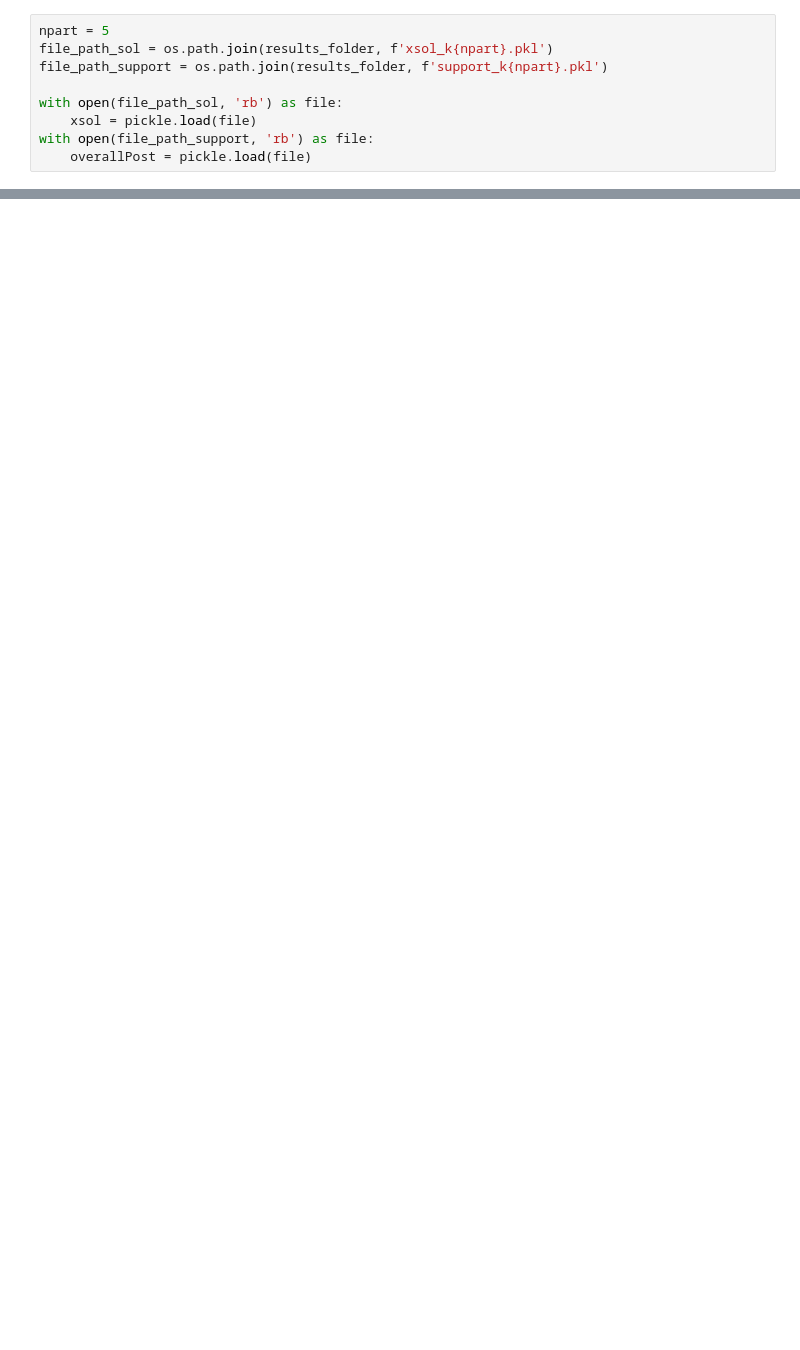
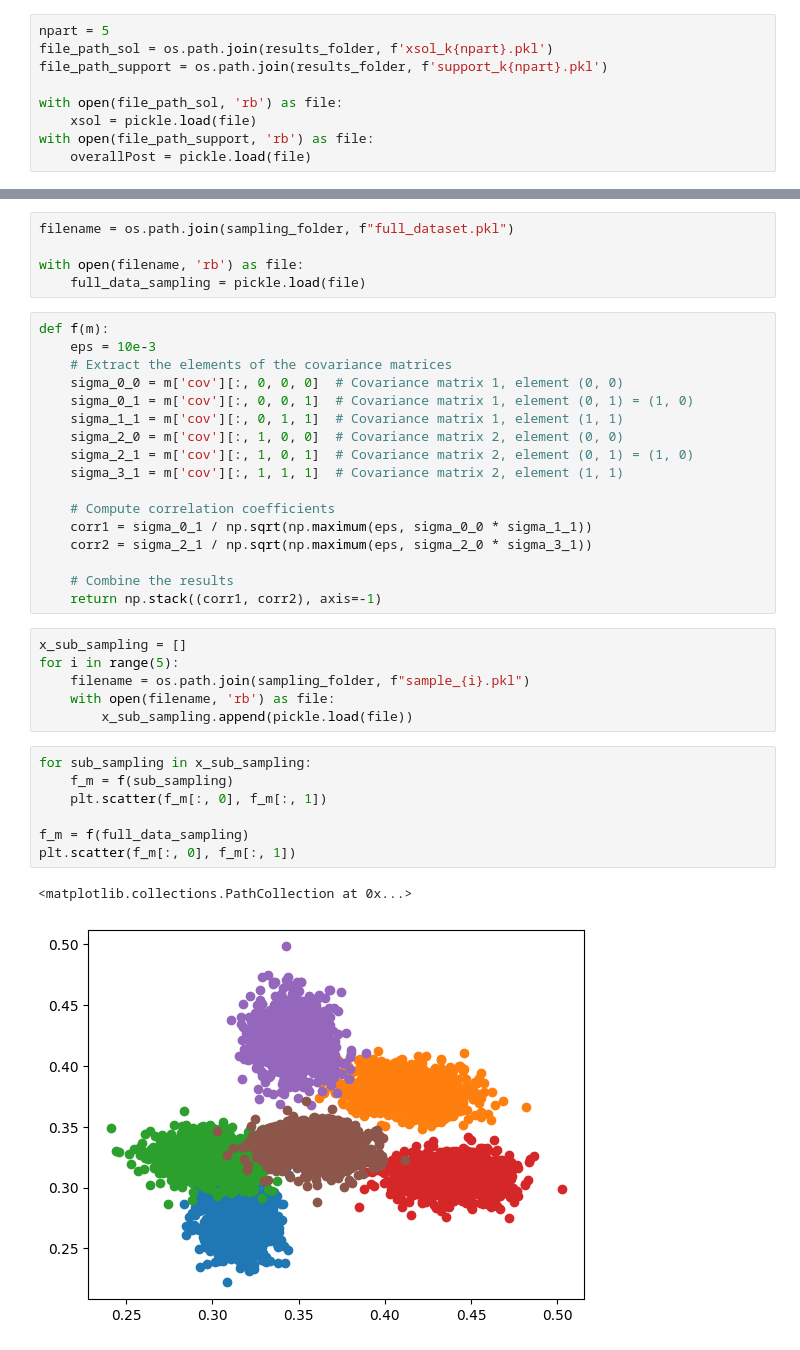
Before and after one commit to VictorBaillet/WASP-experiments, a Jupyter notebook: results.ipynb, the cells around one changed output, grey strips where cells are left out. Drawn from its saved outputs; the diff is of its cells as text; blank space fills up the shorter version.

```diff
--- a/results.ipynb
+++ b/results.ipynb
@@ -62,0 +67,38 @@ plt.show()
+# %%
+filename = os.path.join(sampling_folder, f"full_dataset.pkl")
+
+with open(filename, 'rb') as file:
+    full_data_sampling = pickle.load(file)
+# %%
+def f(m):
+    eps = 10e-3
+    # Extract the elements of the covariance matrices
+    sigma_0_0 = m['cov'][:, 0, 0, 0]  # Covariance matrix 1, element (0, 0)
+    sigma_0_1 = m['cov'][:, 0, 0, 1]  # Covariance matrix 1, element (0, 1) = (1, 0)
+    sigma_1_1 = m['cov'][:, 0, 1, 1]  # Covariance matrix 1, element (1, 1)
+    sigma_2_0 = m['cov'][:, 1, 0, 0]  # Covariance matrix 2, element (0, 0)
+    sigma_2_1 = m['cov'][:, 1, 0, 1]  # Covariance matrix 2, element (0, 1) = (1, 0)
+    sigma_3_1 = m['cov'][:, 1, 1, 1]  # Covariance matrix 2, element (1, 1)
+
+    # Compute correlation coefficients
+    corr1 = sigma_0_1 / np.sqrt(np.maximum(eps, sigma_0_0 * sigma_1_1))
+    corr2 = sigma_2_1 / np.sqrt(np.maximum(eps, sigma_2_0 * sigma_3_1))
+
+    # Combine the results
+    return np.stack((corr1, corr2), axis=-1)
+# %%
+x_sub_sampling = []
+for i in range(5):
+    filename = os.path.join(sampling_folder, f"sample_{i}.pkl")
+    with open(filename, 'rb') as file:
+        x_sub_sampling.append(pickle.load(file))
+# %%
+for sub_sampling in x_sub_sampling:
+    f_m = f(sub_sampling)
+    plt.scatter(f_m[:, 0], f_m[:, 1])
+
+f_m = f(full_data_sampling)
+plt.scatter(f_m[:, 0], f_m[:, 1])
+# %% [output]
+<matplotlib.collections.PathCollection at 0x...>
+[figure, added]
```
Also changed, not shown: parts of 8 cells of this notebook, 21 other files.
